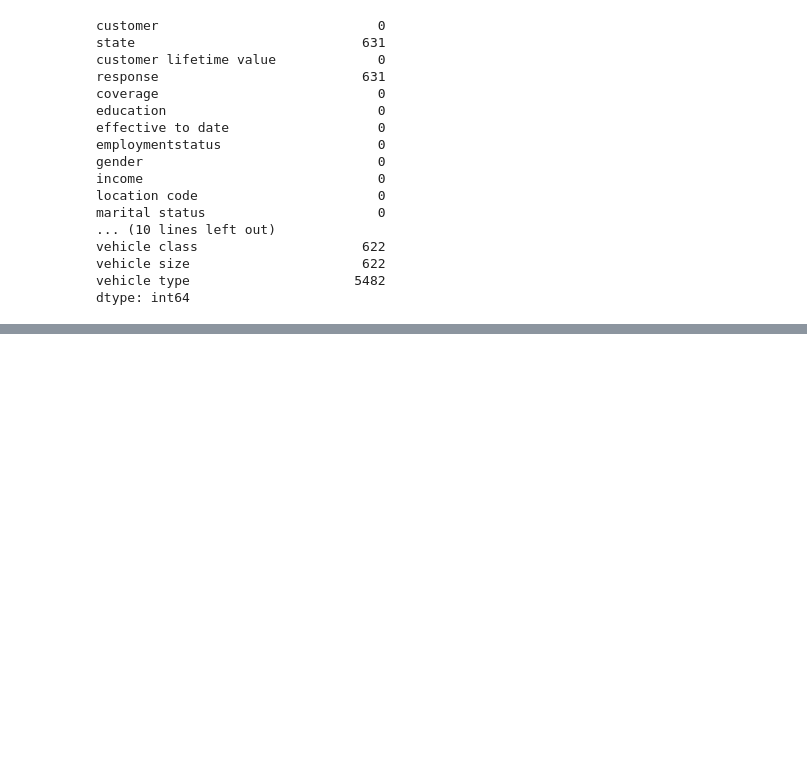
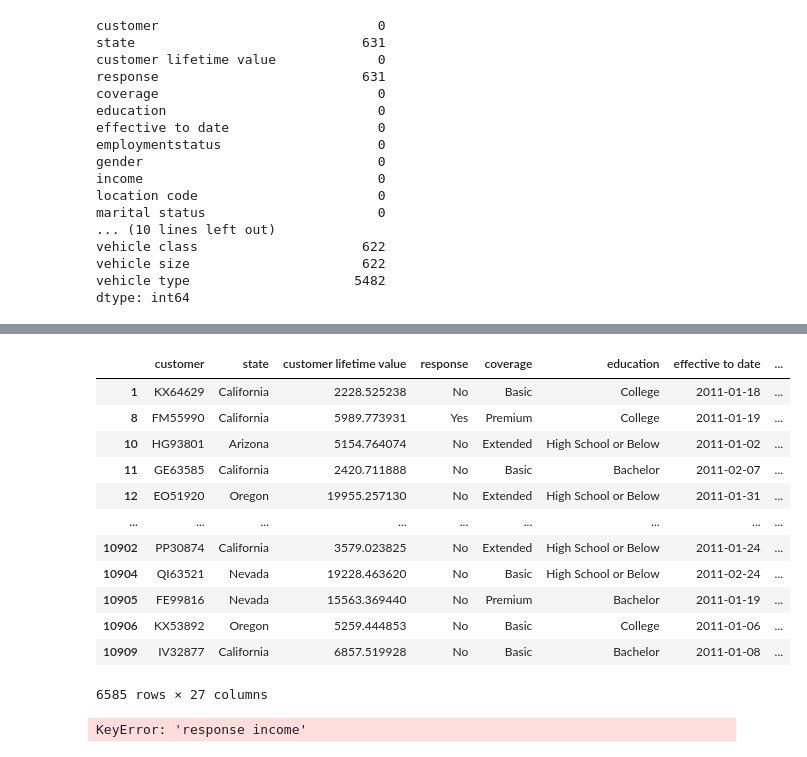
Before and after one commit to GorkaOu/lab-customer-analysis-round-2, a Jupyter notebook: files_for_lab/csv_files/Lab1 Round2.ipynb, the cells around one changed output, grey strips where cells are left out. Drawn from its saved outputs; the diff is of its cells as text; code cells hidden in the pictures; blank space fills up the shorter version.

```diff
--- a/files_for_lab/csv_files/Lab1 Round2.ipynb
+++ b/files_for_lab/csv_files/Lab1 Round2.ipynb
@@ -127,0 +413,23 @@ dtype: int64
+# %%
+# Show a plot of the response rate by income.
+filtered =file1[(file1['response rate']==1 & file1 ["income"])]
+filtered
+# %% [output]
+|  | customer | state | customer lifetime value | response | coverage | education | effective to date | ... |
+| 1 | KX64629 | California | 2228.525238 | No | Basic | College | 2011-01-18 | ... |
+| 8 | FM55990 | California | 5989.773931 | Yes | Premium | College | 2011-01-19 | ... |
+| 10 | HG93801 | Arizona | 5154.764074 | No | Extended | High School or Below | 2011-01-02 | ... |
+| 11 | GE63585 | California | 2420.711888 | No | Basic | Bachelor | 2011-02-07 | ... |
+| 12 | EO51920 | Oregon | 19955.257130 | No | Extended | High School or Below | 2011-01-31 | ... |
+| ... | ... | ... | ... | ... | ... | ... | ... | ... |
+| 10902 | PP30874 | California | 3579.023825 | No | Extended | High School or Below | 2011-01-24 | ... |
+| 10904 | QI63521 | Nevada | 19228.463620 | No | Basic | High School or Below | 2011-02-24 | ... |
+| 10905 | FE99816 | Nevada | 15563.369440 | No | Premium | Bachelor | 2011-01-19 | ... |
+| 10906 | KX53892 | Oregon | 5259.444853 | No | Basic | College | 2011-01-06 | ... |
+| 10909 | IV32877 | California | 6857.519928 | No | Basic | Bachelor | 2011-01-08 | ... |
+6585 rows × 27 columns
+# %%
+file1['response income'].hist(bins=100)
+plt.show()
+# %% [output]
+KeyError: 'response income'
```
Also changed, not shown: parts of 26 cells of this notebook.
